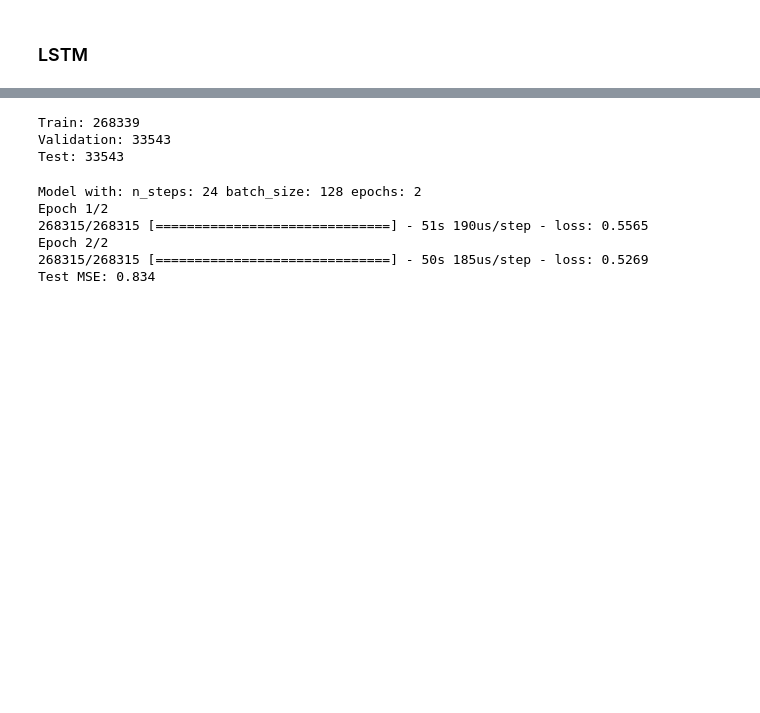
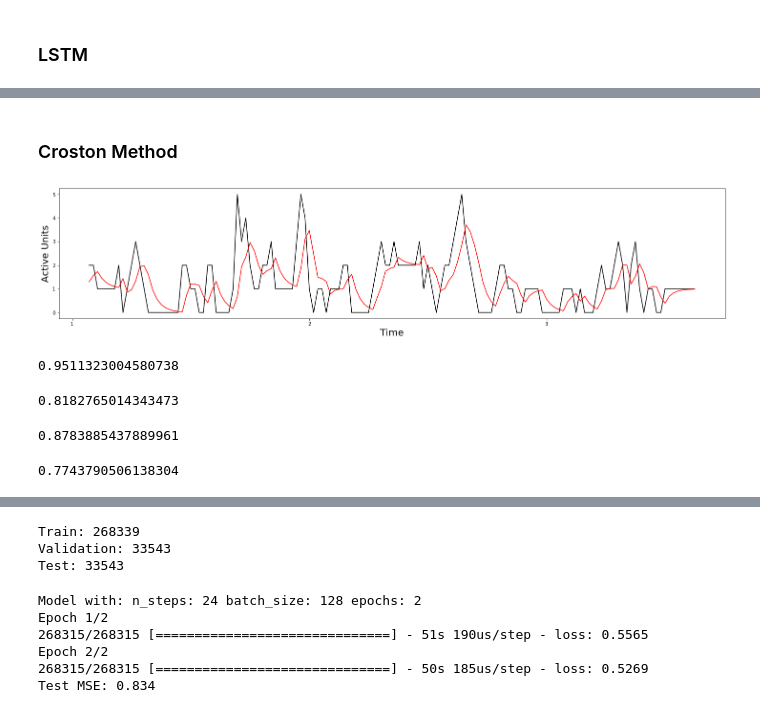
Before and after one commit to tcbonds/Project-5, a Jupyter notebook: 6_Location_Based_Modeling.ipynb, the cells around one changed output, grey strips where cells are left out. Saved outputs shown, nothing was run; the diff lists cells and outputs as text; code cells hidden in the pictures; blank space fills up the shorter version.

```diff
--- a/Ambulance_Demand_Modeling.ipynb
+++ b/6_Location_Based_Modeling.ipynb
@@ -31,11 +197,0 @@ if redo_pickle == False:
-# %%
-# Pickling the battalion 1 30 minute data
-redo_pickle = False
-
-if redo_pickle == True:
-    with open('bat_1_30_min.pickle','wb') as f:
-        pickle.dump(bat_1_unavailable_units_30_min_df,f)
-
-if redo_pickle == False:
-    with open('bat_1_30_min.pickle','rb') as f:
-        bat_1_unavailable_units_30_min_df = pickle.load(f)
@@ -68,11 +197,0 @@ plots(bat_1_unavailable_units_30_min_df['unavailable_units'], lags=48);
-# %%
-def train_val_test_split(data):
-    # Creating 80-10-10 train-validation-test split
-    size_train_test = int(len(data) * 0.9)
-    train, test = data[:size_train_test], data[size_train_test:]
-    size_train_val = int(len(train) * (8/9))
-    train, val = train[:size_train_val], train[size_train_val:]
-    print('Train:',len(train))
-    print('Validation:',len(val))
-    print('Test:',len(test))
-    return [int(tr) for tr in train.iloc[:,0]], [int(v) for v in val.iloc[:,0]], [int(te) for te in test.iloc[:,0]]
@@ -85,5 +198,5 @@ decomp.plot();
 # %%
-bat_1_train, bat_1_val, bat_1_test = train_val_test_split(bat_1_unavailable_units_30_min_df)
+bat_1_train, bat_1_val, bat_1_test = train_val_test_split(bat_1_unavailable_units_30_min_df['unavailable_units'])
 # %% [output]
 Train: 268339
 Validation: 33543
@@ -203,0 +237,2 @@ def lstm_with_grid_search(train, val, n_steps_list=[24], batch_size_list=[128],
+# %% [markdown]
+### Croston Method
@@ -203,0 +241,17 @@ def lstm_with_grid_search(train, val, n_steps_list=[24], batch_size_list=[128],
+# %%
+bat_1_croston_tsb = Croston_TSB(bat_1_val['unavailable_units'])
+# %%
+# Plotting predictions vs actual of croston model  (used black for presentation colors)
+
+plt.figure(figsize=(25,5))
+sns.lineplot(data=bat_1_croston_tsb.iloc[24:24+(2*24*3),0],color='black')
+# sns.lineplot(data=bat_1_croston.iloc[:2*24*7,1]);
+sns.lineplot(data=bat_1_croston_tsb.iloc[24:24+2*24*3,1],color='red')
+# plt.plot(range(24,168),predictions[:2*24*3],color='blue')
+
+plt.xticks(np.arange(20,168,56), [1, 2, 3], color='black')
+plt.yticks(color='black')
+plt.xlabel('Time',fontsize = 20, color='black')
+plt.ylabel('Active Units', fontsize = 20, color='black');
+# %% [output]
+[figure, added]
@@ -203,0 +261,20 @@ def lstm_with_grid_search(train, val, n_steps_list=[24], batch_size_list=[128],
+# %%
+# Calculating RMSE of croston
+np.sqrt(mean_squared_error(bat_1_croston.loc[:,'Demand'], bat_1_croston.loc[:,'Forecast']) )
+# %% [output]
+0.9511323004580738
+# %%
+# Calculating MSE of croston
+np.sqrt(mean_squared_error(bat_1_croston_tsb.loc[:,'Demand'], bat_1_croston_tsb.loc[:,'Forecast']) )
+# %% [output]
+0.8182765014343473
+# %%
+# Calculating MAE of croston
+np.sqrt(mean_absolute_error(bat_1_croston.loc[:,'Demand'], bat_1_croston.loc[:,'Forecast']) )
+# %% [output]
+0.8783885437889961
+# %%
+# Calculating MAE of croston
+np.sqrt(mean_absolute_error(bat_1_croston_tsb.loc[:,'Demand'], bat_1_croston_tsb.loc[:,'Forecast']) )
+# %% [output]
+0.7743790506138304
```
Also changed, not shown: parts of 30 cells of this notebook.
